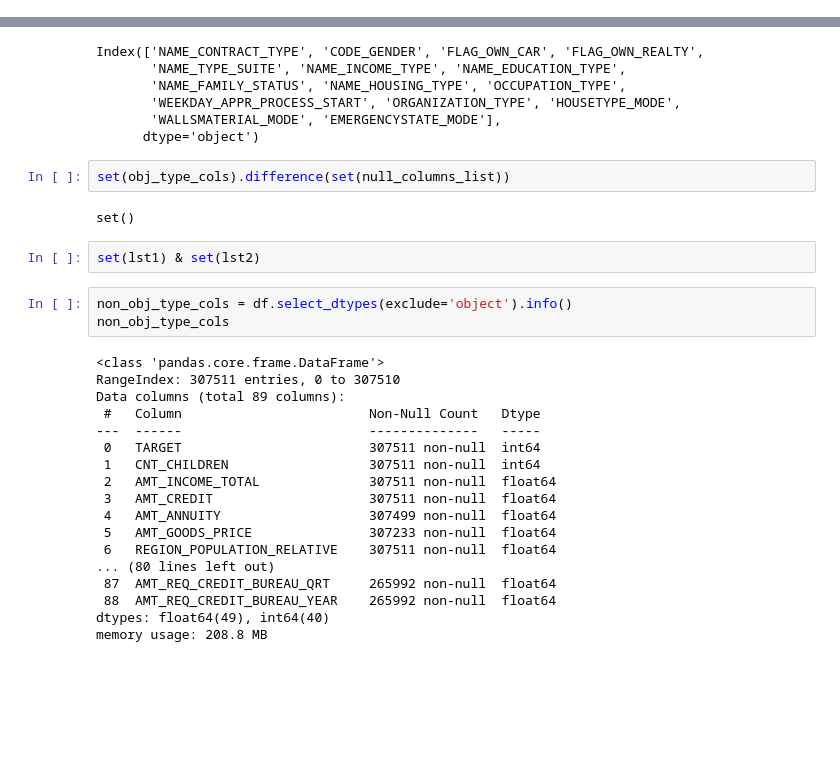
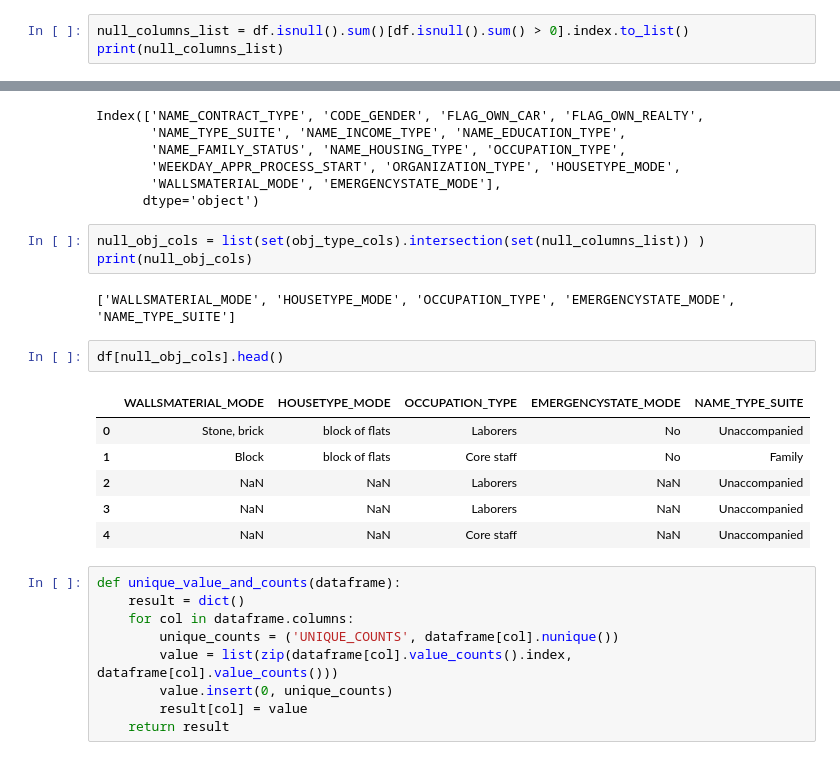
Before and after one commit to lavkushsingh31/Deep_Learning_Assignments, a Jupyter notebook: Course Project - House Loan Data Analysis/Course Project - House Loan Data Analysis.ipynb, the cells around one changed output, grey strips where cells are left out. Drawn from its saved outputs; the diff is of its cells as text; blank space fills up the shorter version.

Commit message:
EDA and missing value treatment of object type columns

```diff
--- a/Course Project - House Loan Data Analysis/Course Project - House Loan Data Analysis.ipynb
+++ b/Course Project - House Loan Data Analysis/Course Project - House Loan Data Analysis.ipynb
@@ -181,0 +181,3 @@ print(null_columns_list)
+# %%
+null_columns_list = df.isnull().sum()[df.isnull().sum() > 0].index.to_list()
+print(null_columns_list)
@@ -190,29 +194,25 @@ Index(['NAME_CONTRACT_TYPE', 'CODE_GENDER', 'FLAG_OWN_CAR', 'FLAG_OWN_REALTY',
        'WALLSMATERIAL_MODE', 'EMERGENCYSTATE_MODE'],
       dtype='object')
 # %%
-set(obj_type_cols).difference(set(null_columns_list))
+null_obj_cols = list(set(obj_type_cols).intersection(set(null_columns_list)) )
+print(null_obj_cols)
 # %% [output]
-set()
+['WALLSMATERIAL_MODE', 'HOUSETYPE_MODE', 'OCCUPATION_TYPE', 'EMERGENCYSTATE_MODE', 'NAME_TYPE_SUITE']
-# %%
-set(lst1) & set(lst2)
-# %%
-non_obj_type_cols = df.select_dtypes(exclude='object').info()
-non_obj_type_cols
-# %% [output]
-<class 'pandas.core.frame.DataFrame'>
-RangeIndex: 307511 entries, 0 to 307510
-Data columns (total 89 columns):
- #   Column                        Non-Null Count   Dtype
----  ------                        --------------   -----
- 0   TARGET                        307511 non-null  int64
- 1   CNT_CHILDREN                  307511 non-null  int64
- 2   AMT_INCOME_TOTAL              307511 non-null  float64
- 3   AMT_CREDIT                    307511 non-null  float64
- 4   AMT_ANNUITY                   307499 non-null  float64
- 5   AMT_GOODS_PRICE               307233 non-null  float64
- 6   REGION_POPULATION_RELATIVE    307511 non-null  float64
-... (80 lines left out)
- 87  AMT_REQ_CREDIT_BUREAU_QRT     265992 non-null  float64
- 88  AMT_REQ_CREDIT_BUREAU_YEAR    265992 non-null  float64
-dtypes: float64(49), int64(40)
-memory usage: 208.8 MB
+# %%
+df[null_obj_cols].head()
+# %% [output]
+|  | WALLSMATERIAL_MODE | HOUSETYPE_MODE | OCCUPATION_TYPE | EMERGENCYSTATE_MODE | NAME_TYPE_SUITE |
+| 0 | Stone, brick | block of flats | Laborers | No | Unaccompanied |
+| 1 | Block | block of flats | Core staff | No | Family |
+| 2 | NaN | NaN | Laborers | NaN | Unaccompanied |
+| 3 | NaN | NaN | Laborers | NaN | Unaccompanied |
+| 4 | NaN | NaN | Core staff | NaN | Unaccompanied |
+# %%
+def unique_value_and_counts(dataframe):
+    result = dict()
+    for col in dataframe.columns:
+        unique_counts = ('UNIQUE_COUNTS', dataframe[col].nunique())
+        value = list(zip(dataframe[col].value_counts().index, dataframe[col].value_counts()))
+        value.insert(0, unique_counts)
+        result[col] = value
+    return result
```
Also changed, not shown: parts of 9 cells of this notebook.
